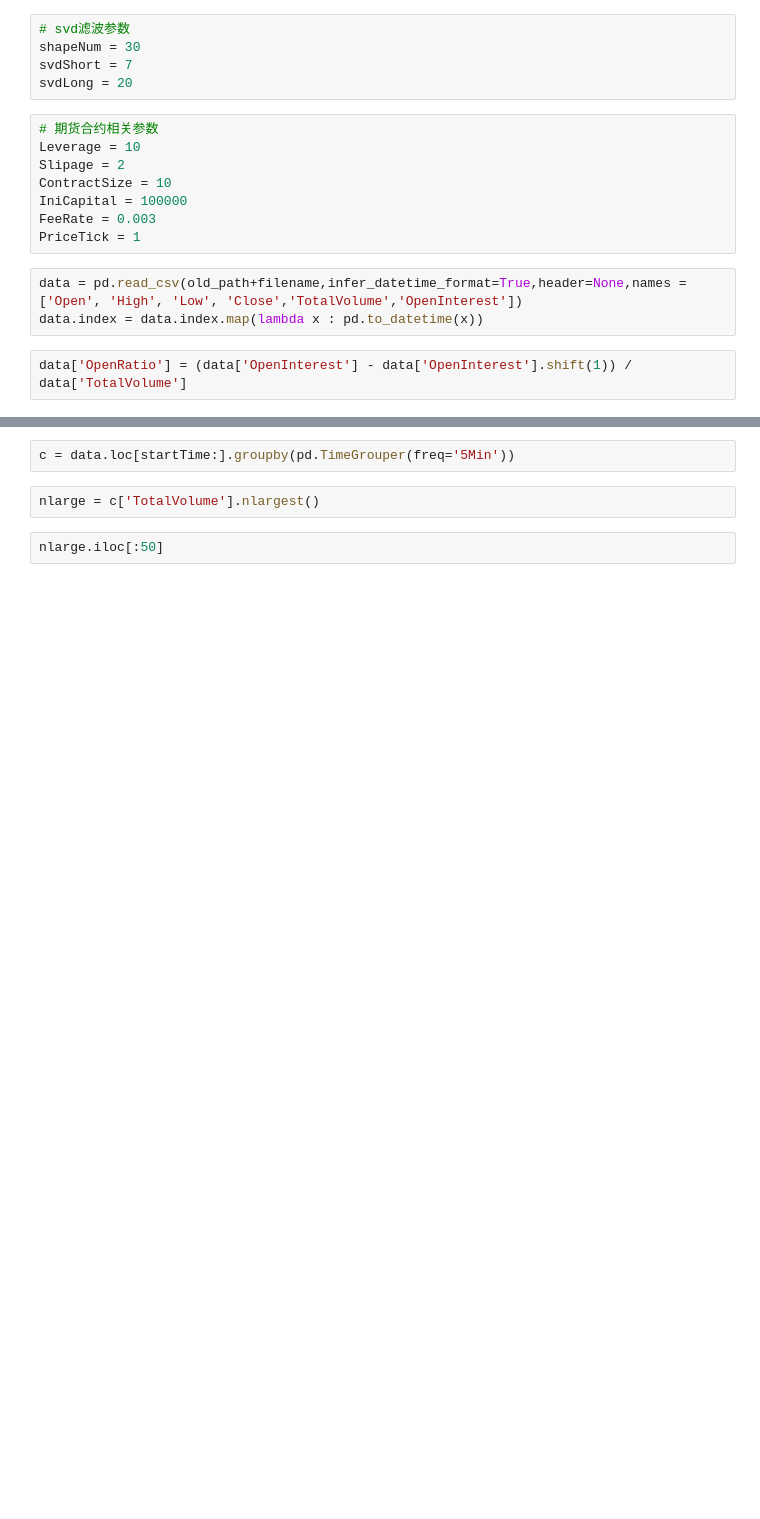
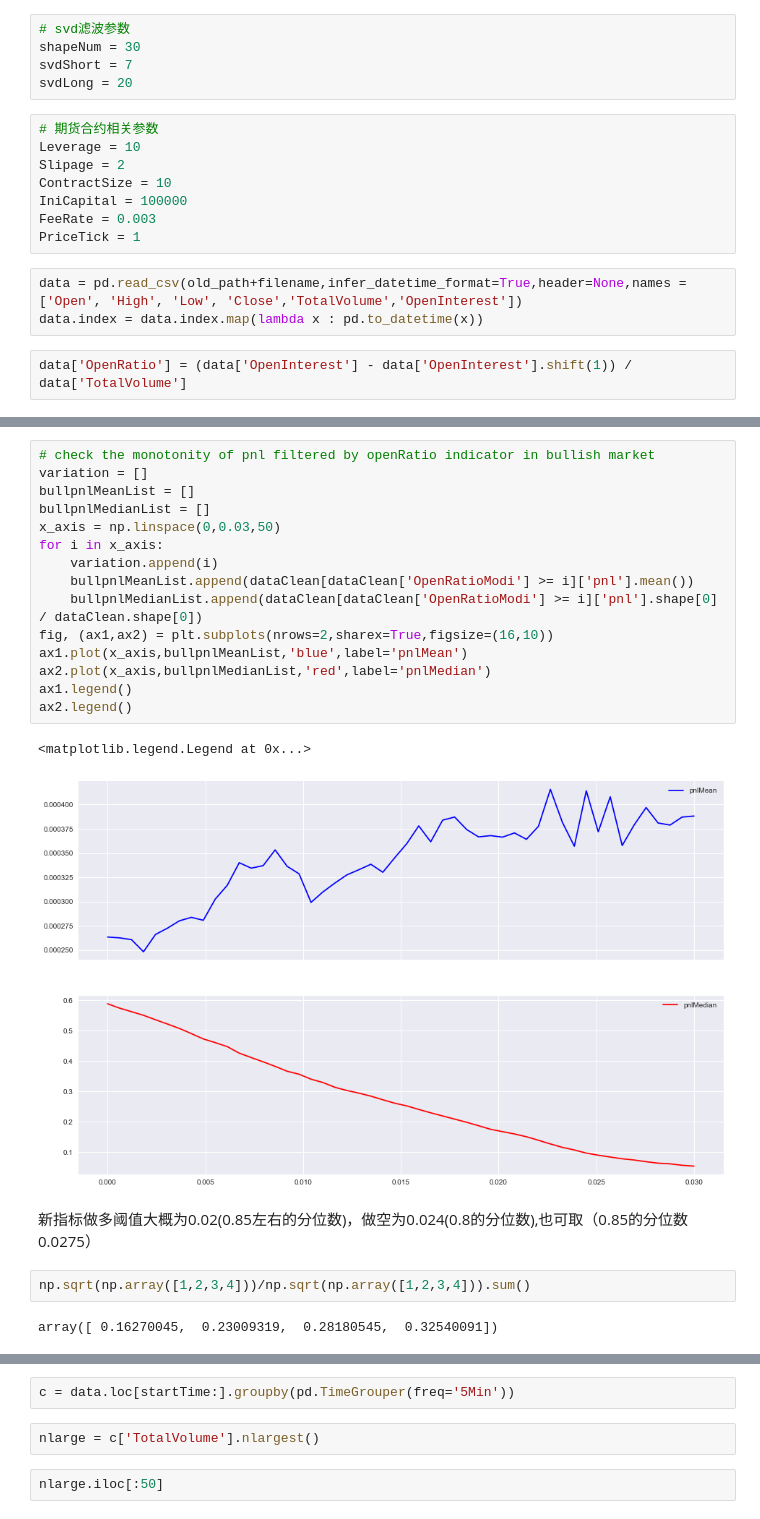
Before and after one commit to kamiseko/factor-test, a Jupyter notebook: research_paper_backtest.ipynb, the cells around one changed output, grey strips where cells are left out. Cells and saved outputs as stored; diff of their text form; blank space fills up the shorter version.

```diff
--- a/research_paper_backtest.ipynb
+++ b/research_paper_backtest.ipynb
@@ -585,0 +902,24 @@ class BarData(object):
+# %%
+# check the monotonity of pnl filtered by openRatio indicator in bullish market
+variation = []
+bullpnlMeanList = []
+bullpnlMedianList = []
+x_axis = np.linspace(0,0.03,50)
+for i in x_axis:
+    variation.append(i)
+    bullpnlMeanList.append(dataClean[dataClean['OpenRatioModi'] >= i]['pnl'].mean())
+    bullpnlMedianList.append(dataClean[dataClean['OpenRatioModi'] >= i]['pnl'].shape[0] / dataClean.shape[0])
+fig, (ax1,ax2) = plt.subplots(nrows=2,sharex=True,figsize=(16,10))
+ax1.plot(x_axis,bullpnlMeanList,'blue',label='pnlMean')
+ax2.plot(x_axis,bullpnlMedianList,'red',label='pnlMedian')
+ax1.legend()
+ax2.legend()
+# %% [output]
+<matplotlib.legend.Legend at 0x...>
+[figure, added]
+# %% [markdown]
+新指标做多阈值大概为0.02(0.85左右的分位数)，做空为0.024(0.8的分位数),也可取（0.85的分位数0.0275）
+# %%
+np.sqrt(np.array([1,2,3,4]))/np.sqrt(np.array([1,2,3,4])).sum()
+# %% [output]
+array([ 0.16270045,  0.23009319,  0.28180545,  0.32540091])
```
Also changed, not shown: parts of 79 cells of this notebook.
